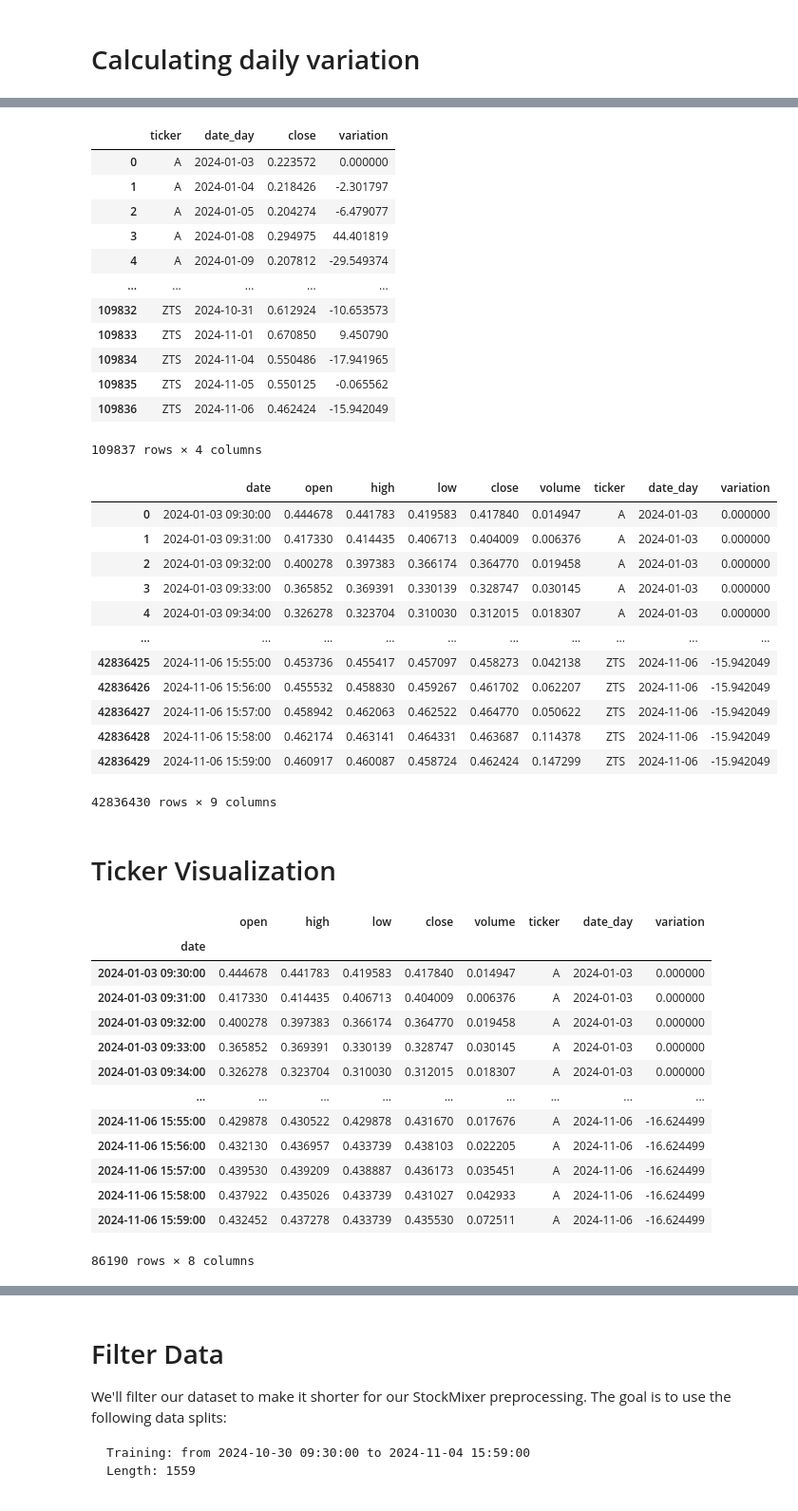
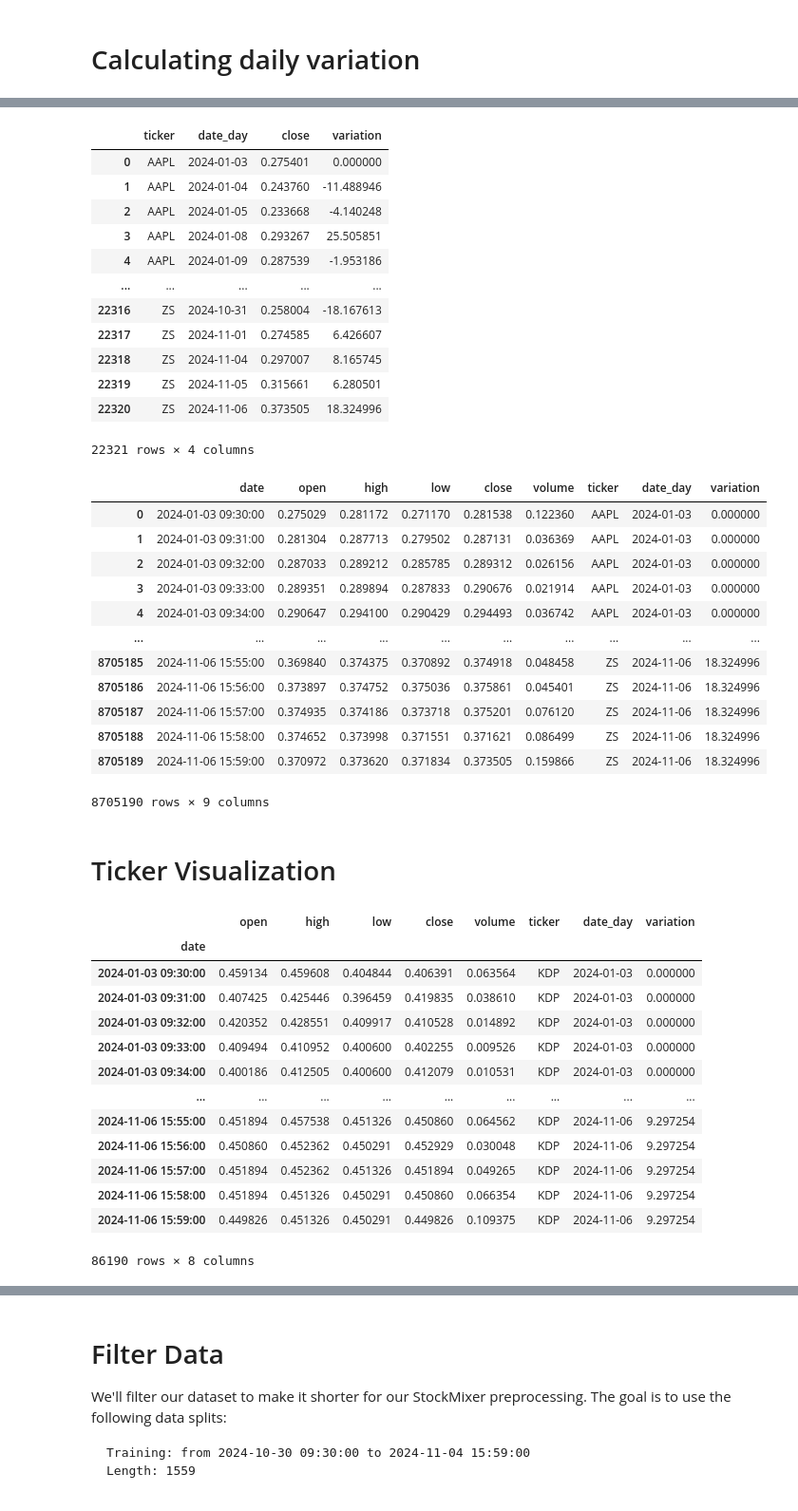
Before and after one commit to toyolabo/EDSMF, a Jupyter notebook: sector_preprocess.ipynb, the cells around one changed output, grey strips where cells are left out. Shown at 95% size. Saved outputs shown, nothing was run; the diff lists cells and outputs as text; code cells hidden in the pictures.

```diff
--- a/sector_preprocess.ipynb
+++ b/sector_preprocess.ipynb
@@ -9,7 +9,8 @@ import random
 # %% [markdown]
 # ALL data
 # %%
-all_ = pd.read_csv("./dataset/SP500/ALL.csv")
+# all_ = pd.read_csv("./dataset/SP500/ALL.csv")
+all_ = pd.read_csv("./dataset/NASDAQ/ALL.csv")
 all_["date"] = pd.to_datetime(all_["date"])
 print(all_.shape)
 all_
@@ -236,18 +237,18 @@ uniform_data_daily['variation'] = uniform_data_daily['variation'].fillna(
 uniform_data_daily
 # %% [output]
 |  | ticker | date_day | close | variation |
-| 0 | A | 2024-01-03 | 0.223572 | 0.000000 |
-| 1 | A | 2024-01-04 | 0.218426 | -2.301797 |
-| 2 | A | 2024-01-05 | 0.204274 | -6.479077 |
-| 3 | A | 2024-01-08 | 0.294975 | 44.401819 |
-| 4 | A | 2024-01-09 | 0.207812 | -29.549374 |
+| 0 | AAPL | 2024-01-03 | 0.275401 | 0.000000 |
+| 1 | AAPL | 2024-01-04 | 0.243760 | -11.488946 |
+| 2 | AAPL | 2024-01-05 | 0.233668 | -4.140248 |
+| 3 | AAPL | 2024-01-08 | 0.293267 | 25.505851 |
+| 4 | AAPL | 2024-01-09 | 0.287539 | -1.953186 |
 | ... | ... | ... | ... | ... |
-| 109832 | ZTS | 2024-10-31 | 0.612924 | -10.653573 |
-| 109833 | ZTS | 2024-11-01 | 0.670850 | 9.450790 |
-| 109834 | ZTS | 2024-11-04 | 0.550486 | -17.941965 |
-| 109835 | ZTS | 2024-11-05 | 0.550125 | -0.065562 |
-| 109836 | ZTS | 2024-11-06 | 0.462424 | -15.942049 |
+| 22316 | ZS | 2024-10-31 | 0.258004 | -18.167613 |
+| 22317 | ZS | 2024-11-01 | 0.274585 | 6.426607 |
+| 22318 | ZS | 2024-11-04 | 0.297007 | 8.165745 |
+| 22319 | ZS | 2024-11-05 | 0.315661 | 6.280501 |
+| 22320 | ZS | 2024-11-06 | 0.373505 | 18.324996 |
-109837 rows × 4 columns
+22321 rows × 4 columns
 # %%
 uniform_data_ = pd.merge(uniform_data_,
     uniform_data_daily[['ticker', 'date_day', 'variation']],
@@ -257,48 +258,48 @@ uniform_data_ = pd.merge(uniform_data_,
 uniform_data_
 # %% [output]
 |  | date | open | high | low | close | volume | ticker | date_day | variation |
-| 0 | 2024-01-03 09:30:00 | 0.444678 | 0.441783 | 0.419583 | 0.417840 | 0.014947 | A | 2024-01-03 | 0.000000 |
-| 1 | 2024-01-03 09:31:00 | 0.417330 | 0.414435 | 0.406713 | 0.404009 | 0.006376 | A | 2024-01-03 | 0.000000 |
-| 2 | 2024-01-03 09:32:00 | 0.400278 | 0.397383 | 0.366174 | 0.364770 | 0.019458 | A | 2024-01-03 | 0.000000 |
-| 3 | 2024-01-03 09:33:00 | 0.365852 | 0.369391 | 0.330139 | 0.328747 | 0.030145 | A | 2024-01-03 | 0.000000 |
-| 4 | 2024-01-03 09:34:00 | 0.326278 | 0.323704 | 0.310030 | 0.312015 | 0.018307 | A | 2024-01-03 | 0.000000 |
+| 0 | 2024-01-03 09:30:00 | 0.275029 | 0.281172 | 0.271170 | 0.281538 | 0.122360 | AAPL | 2024-01-03 | 0.000000 |
+| 1 | 2024-01-03 09:31:00 | 0.281304 | 0.287713 | 0.279502 | 0.287131 | 0.036369 | AAPL | 2024-01-03 | 0.000000 |
+| 2 | 2024-01-03 09:32:00 | 0.287033 | 0.289212 | 0.285785 | 0.289312 | 0.026156 | AAPL | 2024-01-03 | 0.000000 |
+| 3 | 2024-01-03 09:33:00 | 0.289351 | 0.289894 | 0.287833 | 0.290676 | 0.021914 | AAPL | 2024-01-03 | 0.000000 |
+| 4 | 2024-01-03 09:34:00 | 0.290647 | 0.294100 | 0.290429 | 0.294493 | 0.036742 | AAPL | 2024-01-03 | 0.000000 |
 | ... | ... | ... | ... | ... | ... | ... | ... | ... | ... |
-| 42836425 | 2024-11-06 15:55:00 | 0.453736 | 0.455417 | 0.457097 | 0.458273 | 0.042138 | ZTS | 2024-11-06 | -15.942049 |
-| 42836426 | 2024-11-06 15:56:00 | 0.455532 | 0.458830 | 0.459267 | 0.461702 | 0.062207 | ZTS | 2024-11-06 | -15.942049 |
-| 42836427 | 2024-11-06 15:57:00 | 0.458942 | 0.462063 | 0.462522 | 0.464770 | 0.050622 | ZTS | 2024-11-06 | -15.942049 |
-| 42836428 | 2024-11-06 15:58:00 | 0.462174 | 0.463141 | 0.464331 | 0.463687 | 0.114378 | ZTS | 2024-11-06 | -15.942049 |
-| 42836429 | 2024-11-06 15:59:00 | 0.460917 | 0.460087 | 0.458724 | 0.462424 | 0.147299 | ZTS | 2024-11-06 | -15.942049 |
+| 8705185 | 2024-11-06 15:55:00 | 0.369840 | 0.374375 | 0.370892 | 0.374918 | 0.048458 | ZS | 2024-11-06 | 18.324996 |
+| 8705186 | 2024-11-06 15:56:00 | 0.373897 | 0.374752 | 0.375036 | 0.375861 | 0.045401 | ZS | 2024-11-06 | 18.324996 |
+| 8705187 | 2024-11-06 15:57:00 | 0.374935 | 0.374186 | 0.373718 | 0.375201 | 0.076120 | ZS | 2024-11-06 | 18.324996 |
+| 8705188 | 2024-11-06 15:58:00 | 0.374652 | 0.373998 | 0.371551 | 0.371621 | 0.086499 | ZS | 2024-11-06 | 18.324996 |
+| 8705189 | 2024-11-06 15:59:00 | 0.370972 | 0.373620 | 0.371834 | 0.373505 | 0.159866 | ZS | 2024-11-06 | 18.324996 |
-42836430 rows × 9 columns
+8705190 rows × 9 columns
 # %% [markdown]
 # Ticker Visualization
 # %%
 # Select a ticker (e.g., 'AAPL')
-ticker = 'A'
+ticker = 'KDP'
 
 # Get normalized data for the ticker
 resampled_data_ticker = uniform_data_.loc[
     uniform_data_['ticker'] == ticker
 ]
 resampled_data_ticker.set_index("date", inplace=True)
 resampled_data_ticker.index = pd.to_datetime(
     resampled_data_ticker.index
 )
 
 resampled_data_ticker
 # %% [output]
 |  | open | high | low | close | volume | ticker | date_day | variation |
 | date |  |  |  |  |  |  |  |  |
-| 2024-01-03 09:30:00 | 0.444678 | 0.441783 | 0.419583 | 0.417840 | 0.014947 | A | 2024-01-03 | 0.000000 |
-| 2024-01-03 09:31:00 | 0.417330 | 0.414435 | 0.406713 | 0.404009 | 0.006376 | A | 2024-01-03 | 0.000000 |
-| 2024-01-03 09:32:00 | 0.400278 | 0.397383 | 0.366174 | 0.364770 | 0.019458 | A | 2024-01-03 | 0.000000 |
-| 2024-01-03 09:33:00 | 0.365852 | 0.369391 | 0.330139 | 0.328747 | 0.030145 | A | 2024-01-03 | 0.000000 |
-| 2024-01-03 09:34:00 | 0.326278 | 0.323704 | 0.310030 | 0.312015 | 0.018307 | A | 2024-01-03 | 0.000000 |
+| 2024-01-03 09:30:00 | 0.459134 | 0.459608 | 0.404844 | 0.406391 | 0.063564 | KDP | 2024-01-03 | 0.000000 |
+| 2024-01-03 09:31:00 | 0.407425 | 0.425446 | 0.396459 | 0.419835 | 0.038610 | KDP | 2024-01-03 | 0.000000 |
+| 2024-01-03 09:32:00 | 0.420352 | 0.428551 | 0.409917 | 0.410528 | 0.014892 | KDP | 2024-01-03 | 0.000000 |
+| 2024-01-03 09:33:00 | 0.409494 | 0.410952 | 0.400600 | 0.402255 | 0.009526 | KDP | 2024-01-03 | 0.000000 |
+| 2024-01-03 09:34:00 | 0.400186 | 0.412505 | 0.400600 | 0.412079 | 0.010531 | KDP | 2024-01-03 | 0.000000 |
 | ... | ... | ... | ... | ... | ... | ... | ... | ... |
-| 2024-11-06 15:55:00 | 0.429878 | 0.430522 | 0.429878 | 0.431670 | 0.017676 | A | 2024-11-06 | -16.624499 |
-| 2024-11-06 15:56:00 | 0.432130 | 0.436957 | 0.433739 | 0.438103 | 0.022205 | A | 2024-11-06 | -16.624499 |
-| 2024-11-06 15:57:00 | 0.439530 | 0.439209 | 0.438887 | 0.436173 | 0.035451 | A | 2024-11-06 | -16.624499 |
-| 2024-11-06 15:58:00 | 0.437922 | 0.435026 | 0.433739 | 0.431027 | 0.042933 | A | 2024-11-06 | -16.624499 |
-| 2024-11-06 15:59:00 | 0.432452 | 0.437278 | 0.433739 | 0.435530 | 0.072511 | A | 2024-11-06 | -16.624499 |
+| 2024-11-06 15:55:00 | 0.451894 | 0.457538 | 0.451326 | 0.450860 | 0.064562 | KDP | 2024-11-06 | 9.297254 |
+| 2024-11-06 15:56:00 | 0.450860 | 0.452362 | 0.450291 | 0.452929 | 0.030048 | KDP | 2024-11-06 | 9.297254 |
+| 2024-11-06 15:57:00 | 0.451894 | 0.452362 | 0.451326 | 0.451894 | 0.049265 | KDP | 2024-11-06 | 9.297254 |
+| 2024-11-06 15:58:00 | 0.451894 | 0.451326 | 0.450291 | 0.450860 | 0.066354 | KDP | 2024-11-06 | 9.297254 |
+| 2024-11-06 15:59:00 | 0.449826 | 0.451326 | 0.450291 | 0.449826 | 0.109375 | KDP | 2024-11-06 | 9.297254 |
 86190 rows × 8 columns
 # %%
 # Create the plot
```
Also changed, not shown: parts of 25 cells of this notebook, 1 other file.
